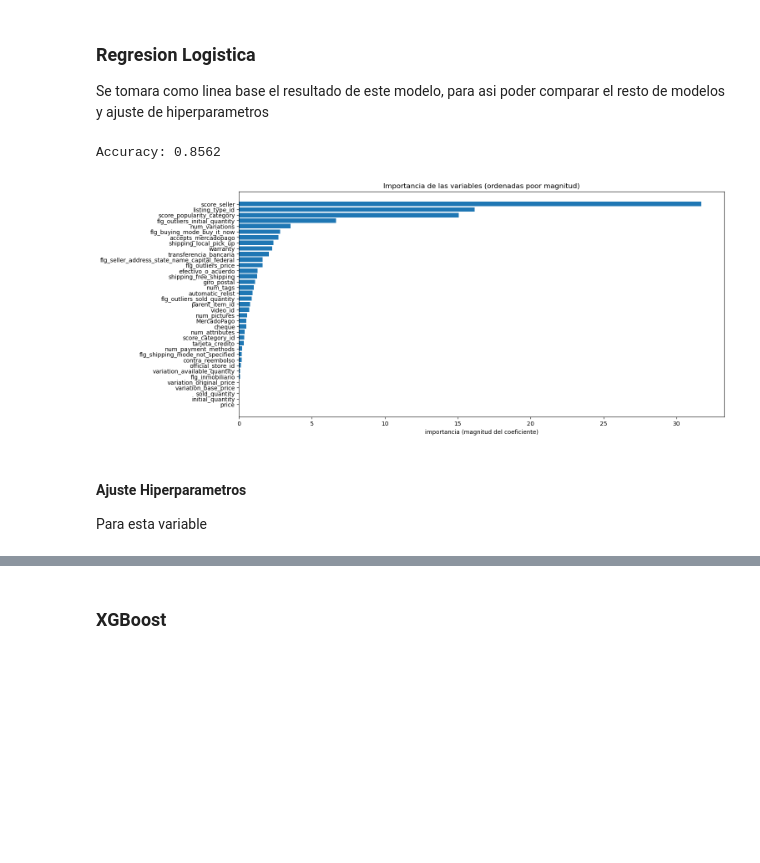
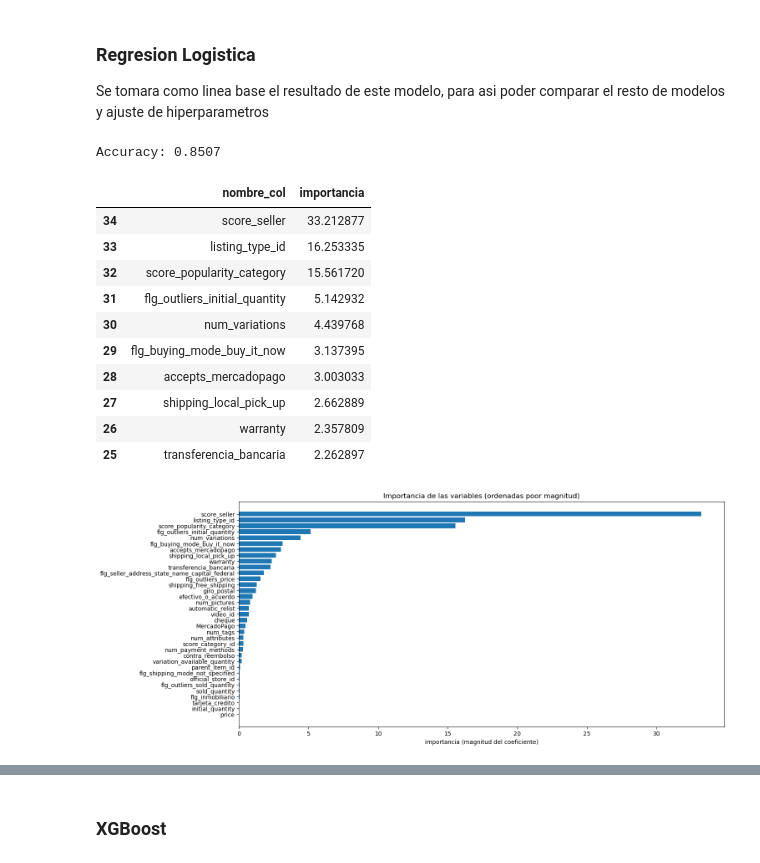
Before and after one commit to paulguz261/meli_ds_challenge2, a Jupyter notebook: notebooks/03_model_tunning.ipynb, the cells around one changed output, grey strips where cells are left out. Drawn from its saved outputs; the diff is of its cells as text; code cells hidden in the pictures; blank space fills up the shorter version.

```diff
--- a/notebooks/03_model_tunning.ipynb
+++ b/notebooks/03_model_tunning.ipynb
@@ -65,38 +65,52 @@ from sklearn.linear_model import LogisticRegression
 from sklearn.model_selection import GridSearchCV
 # %%
 dict_accuracy_models = {}
+dict_f1_models = {}
 # %% [markdown]
 ### Regresion Logistica
 
 Se tomara como linea base el resultado de este modelo, para asi poder comparar el resto de modelos y ajuste de hiperparametros
 # %%
-logi = LogisticRegression(max_iter=1000, random_state=42)
+logi = LogisticRegression(max_iter=10000, random_state=42)
 logi.fit(df_X_train_processed, y_train_transform)
 y_pred = logi.predict(df_X_test_processed)
 
 # Calculate accuracy
 accuracy = accuracy_score(y_test_transform, y_pred)
 dict_accuracy_models["reg_log_base"] = accuracy
 print(f'Accuracy: {accuracy:.4f}')
+#calculo F1-score
+f1 = f1_score(y_test_transform, y_pred)
+dict_f1_models["reg_log_base"] = f1
 
 feature_importance = logi.coef_[0]
 absolute_importance = np.abs(feature_importance)
 importance_percentage = (absolute_importance / absolute_importance.sum()) * 100
 
 sorted_indices = np.argsort(np.abs(importance_percentage ))[::]
 sorted_features = [df_X_train_processed.columns.values[i] for i in sorted_indices]
 sorted_importance = importance_percentage[sorted_indices]
 
+display(pd.DataFrame({"nombre_col":sorted_features,"importancia":sorted_importance})\
+        .sort_values(by="importancia", ascending=False).head(10))
+
 # Create a bar plot for sorted feature importance
 plt.figure(figsize=(15, 7))
 plt.barh(sorted_features, sorted_importance)
 plt.xlabel('importancia (magnitud del coeficiente)')
 plt.title('Importancia de las variables (ordenadas poor magnitud)')
 plt.show()
 # %% [output]
-Accuracy: 0.8562
+Accuracy: 0.8507
+|  | nombre_col | importancia |
+| 34 | score_seller | 33.212877 |
+| 33 | listing_type_id | 16.253335 |
+| 32 | score_popularity_category | 15.561720 |
+| 31 | flg_outliers_initial_quantity | 5.142932 |
+| 30 | num_variations | 4.439768 |
+| 29 | flg_buying_mode_buy_it_now | 3.137395 |
+| 28 | accepts_mercadopago | 3.003033 |
+| 27 | shipping_local_pick_up | 2.662889 |
+| 26 | warranty | 2.357809 |
+| 25 | transferencia_bancaria | 2.262897 |
-[figure, old version]
+[figure, new version]
-# %% [markdown]
-#### Ajuste Hiperparametros
-
-Para esta variable
```
Also changed, not shown: parts of 32 cells of this notebook, 1 other file.
